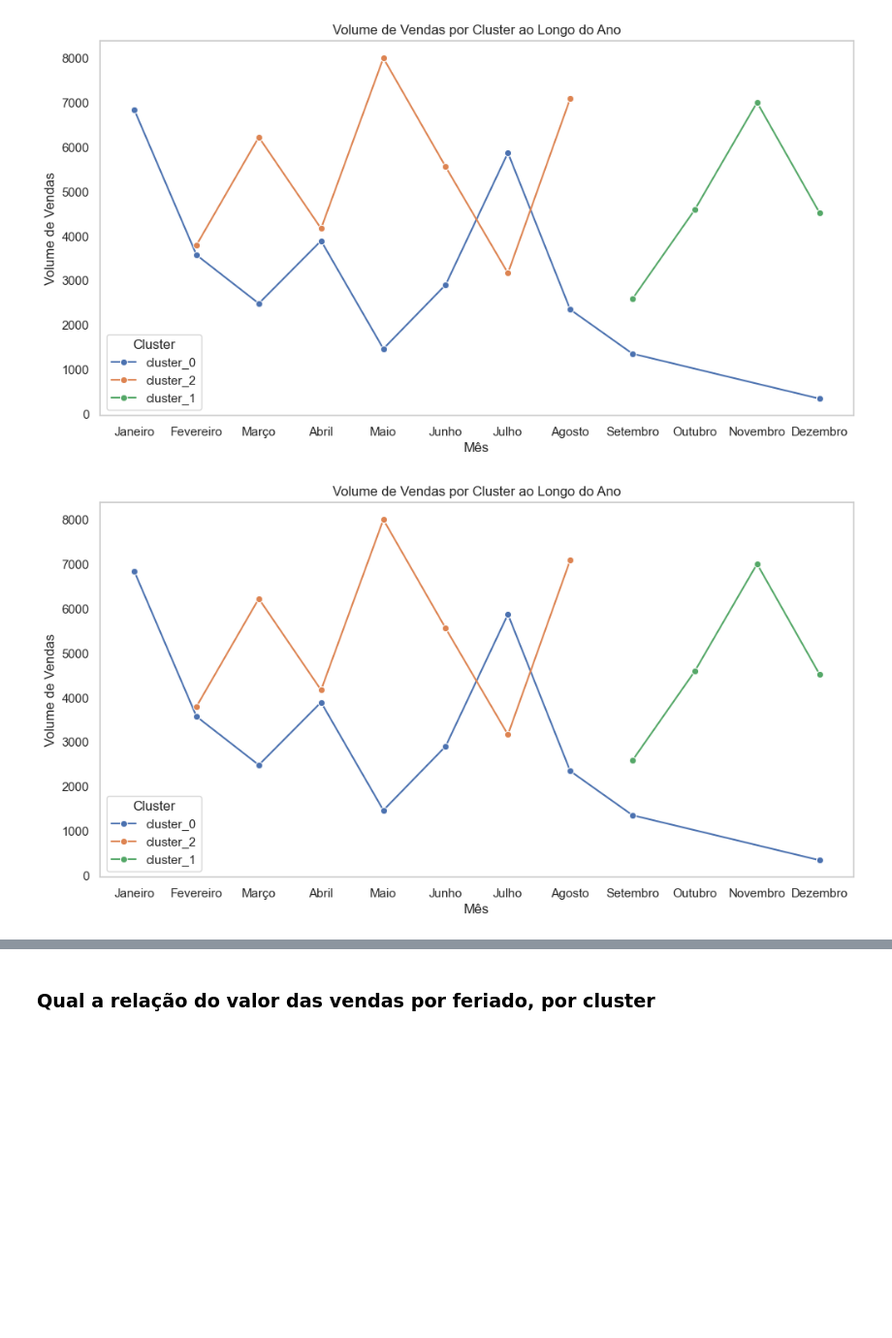
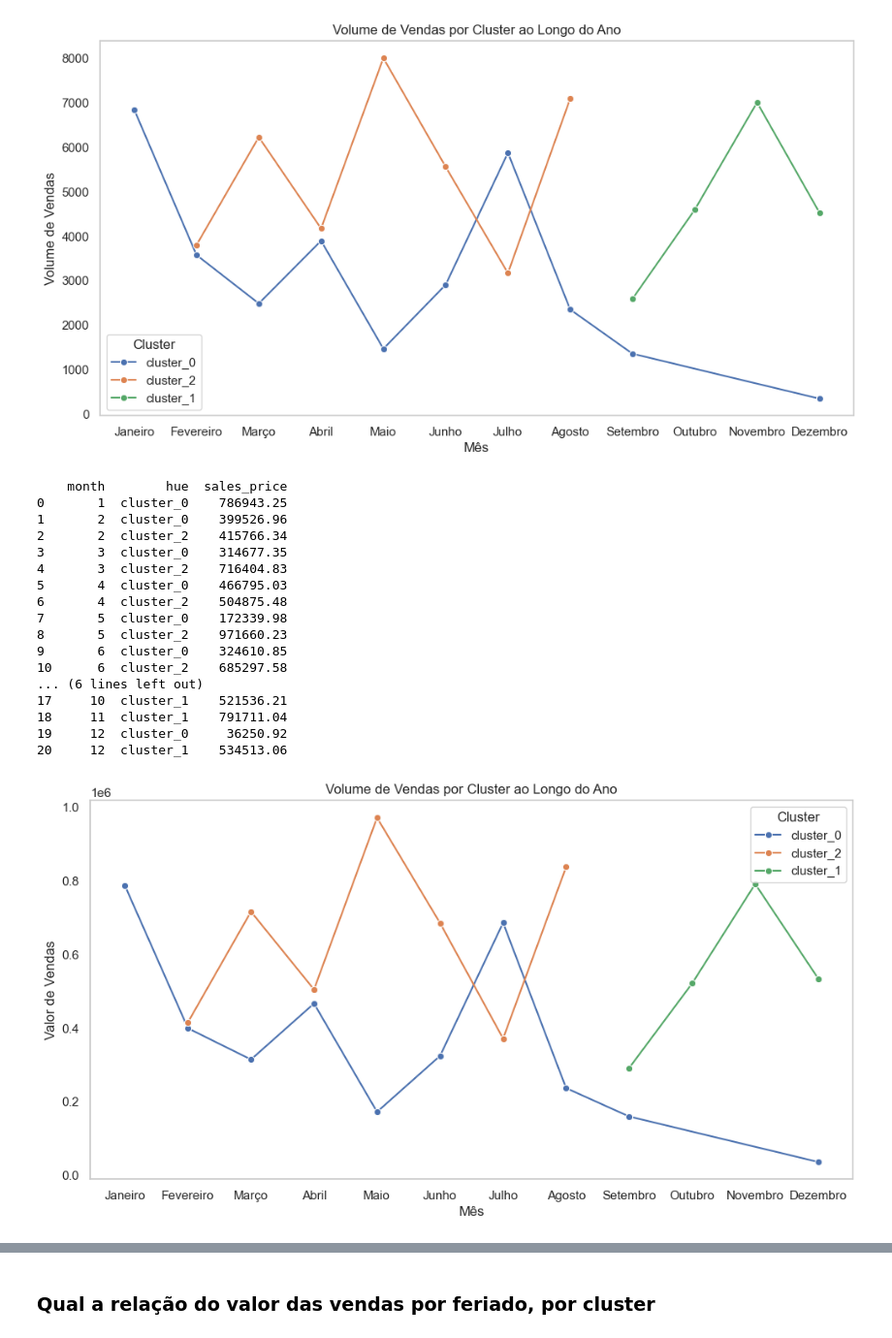
Before and after one commit to wnetohr/Olist-Brazilian-E-Commerce, a Jupyter notebook: notebooks/cluster/eda_cluster_dataframe.ipynb, the cells around one changed output, grey strips where cells are left out. Shown at 97% size. Cells and saved outputs as stored; diff of their text form; code cells hidden in the pictures; blank space fills up the shorter version.

Commit message:
media por venda no mes

```diff
--- a/notebooks/cluster/eda_cluster_dataframe.ipynb
+++ b/notebooks/cluster/eda_cluster_dataframe.ipynb
@@ -383,29 +401,39 @@ plt.show()
 20     12  cluster_1          4532
 [figure]
 # %%
-df_datetime = df[['order_purchase_year', 'order_purchase_month', 'order_purchase_day']].rename(columns={
-    'order_purchase_year': 'year',
-    'order_purchase_month': 'month',
-    'order_purchase_day': 'day'
-})
-df_per_date = df.copy()
-df_per_date.index = pd.to_datetime(df_datetime)
-df_per_date = df_per_date[['price', 'freight_value', 'hue']]
-
-df_per_date_cluster = df_per_date.groupby([df_per_date.index.to_period('M'), 'hue']).sum().reset_index()
-df_per_date_cluster
+df_month_price = df[['month', 'hue', 'price']]
+sales_price_per_cluster = df_month_price.groupby(['month', 'hue'])['price'].sum().reset_index(name='sales_price')
+print(sales_price_per_cluster)
+sales_price_per_cluster.to_parquet('../../data/cluster_data/sales_price_per_cluster.parquet')
 
 plt.figure(figsize=(12, 6))
-sns.lineplot(data=sales_per_cluster, x='month', y='sales_volume', hue='hue', marker='o')
+sns.lineplot(data=sales_price_per_cluster, x='month', y='sales_price', hue='hue', marker='o')
 plt.title('Volume de Vendas por Cluster ao Longo do Ano')
 plt.xlabel('Mês')
-plt.ylabel('Volume de Vendas')
+plt.ylabel('Valor de Vendas')
 plt.xticks(ticks=range(1, 13), labels=[
     'Janeiro', 'Fevereiro', 'Março', 'Abril', 'Maio', 'Junho',
     'Julho', 'Agosto', 'Setembro', 'Outubro', 'Novembro', 'Dezembro'
 ])
 plt.legend(title='Cluster')
 plt.grid()
 plt.show()
 # %% [output]
+    month        hue  sales_price
+0       1  cluster_0    786943.25
+1       2  cluster_0    399526.96
+2       2  cluster_2    415766.34
+3       3  cluster_0    314677.35
+4       3  cluster_2    716404.83
+5       4  cluster_0    466795.03
+6       4  cluster_2    504875.48
+7       5  cluster_0    172339.98
+8       5  cluster_2    971660.23
+9       6  cluster_0    324610.85
+10      6  cluster_2    685297.58
+... (6 lines left out)
+17     10  cluster_1    521536.21
+18     11  cluster_1    791711.04
+19     12  cluster_0     36250.92
+20     12  cluster_1    534513.06
-[figure, old version]
+[figure, new version]
```
Also changed, not shown: parts of 5 cells of this notebook, 4 other files.
